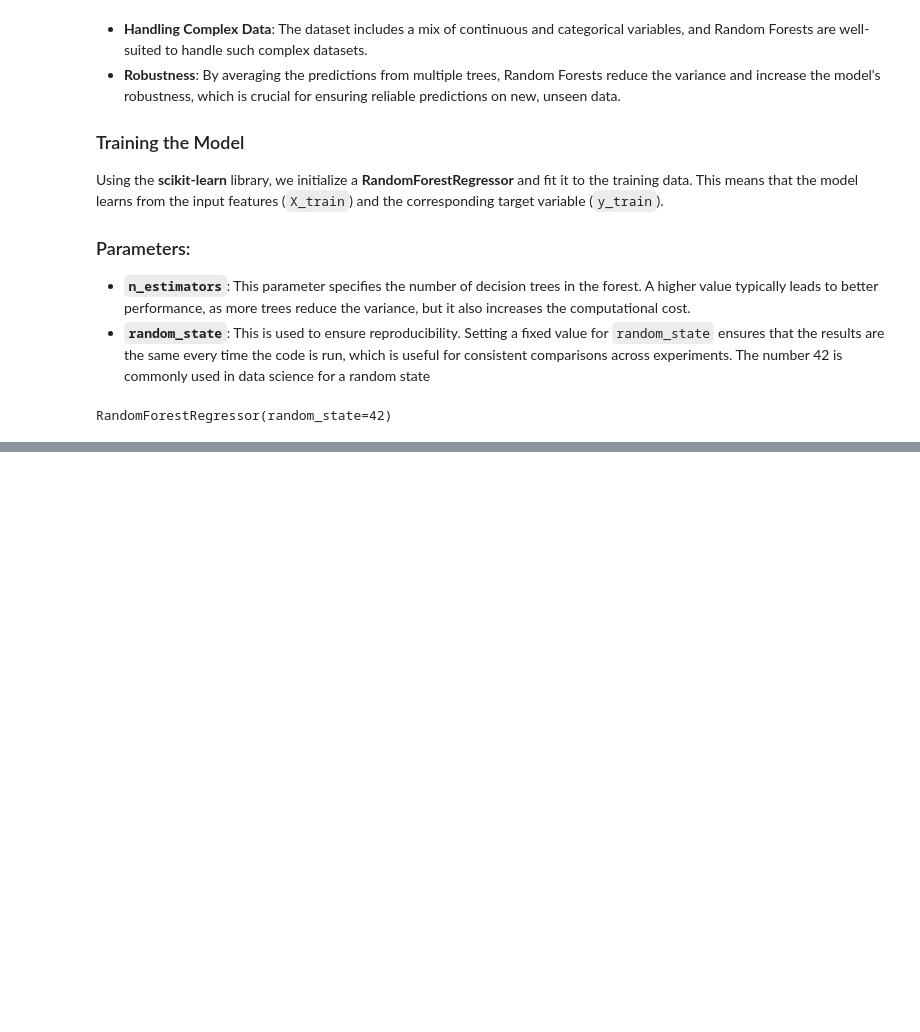
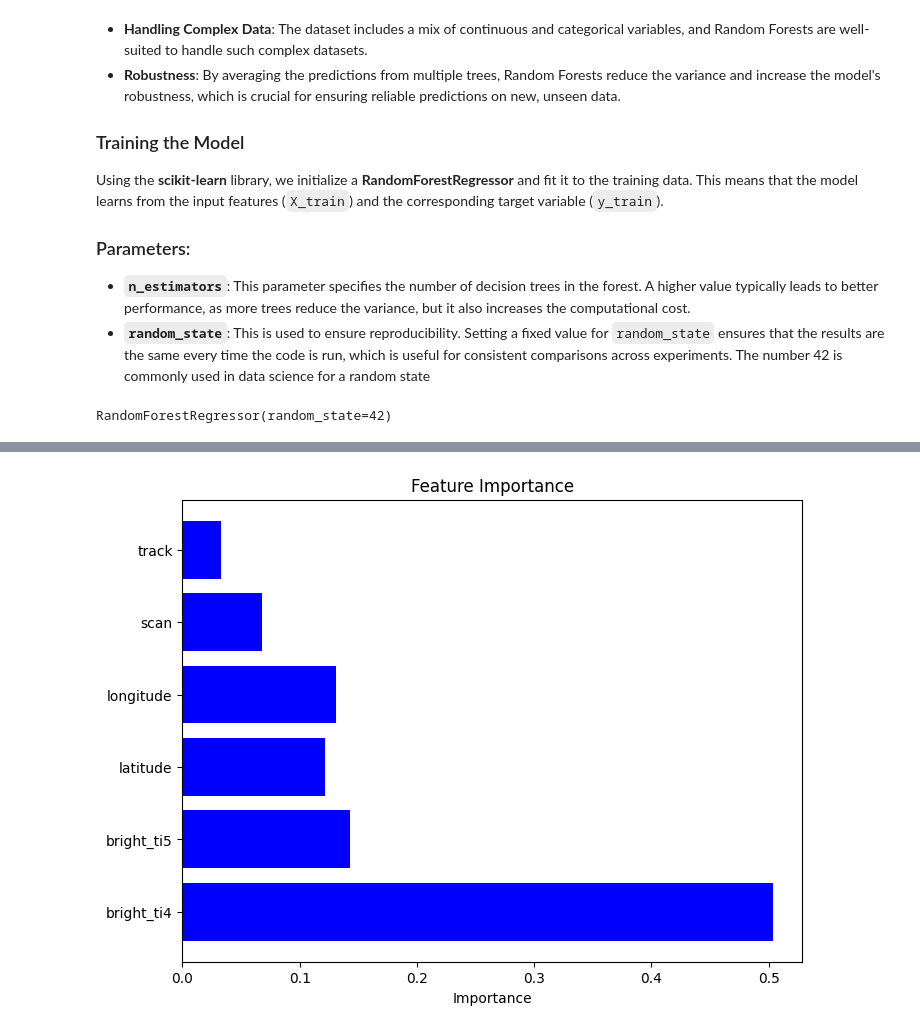
Before and after one commit to cbrittonjsy/Australian-Bushfire-Analysis, a Jupyter notebook: py/Q1_folder/Question_1.ipynb, the cells around one changed output, grey strips where cells are left out. Cells and saved outputs as stored; diff of their text form; code cells hidden in the pictures; blank space fills up the shorter version.

```diff
--- a/py/Q1_folder/Question_1.ipynb
+++ b/py/Q1_folder/Question_1.ipynb
@@ -242,0 +288,10 @@ RandomForestRegressor(random_state=42)
+# %%
+# Feature Importance
+feature_importances = rf.feature_importances_
+plt.figure(figsize=(8, 6))
+plt.barh(features, feature_importances, color="blue")
+plt.title("Feature Importance")
+plt.xlabel("Importance")
+plt.show()
+# %% [output]
+[figure, added]
```
Also changed, not shown: parts of 4 cells of this notebook.
